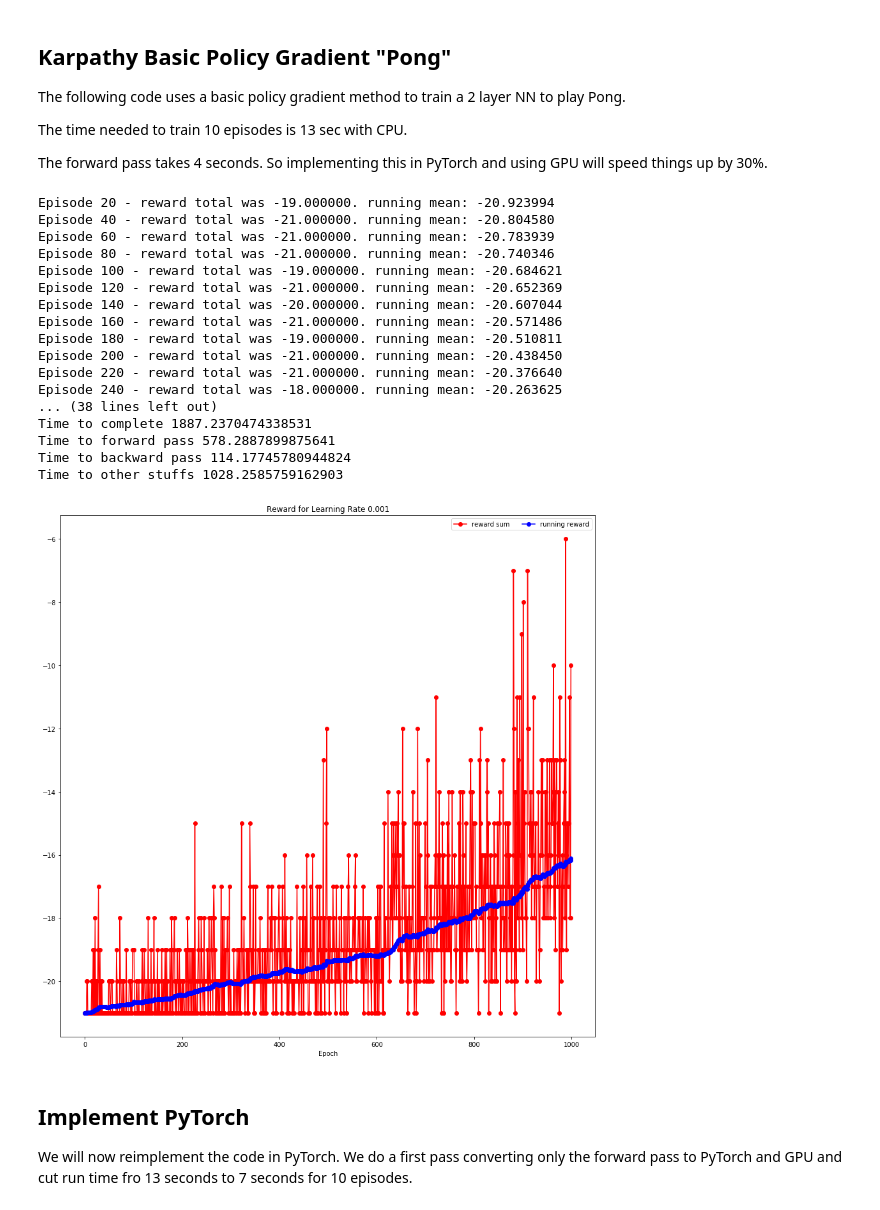
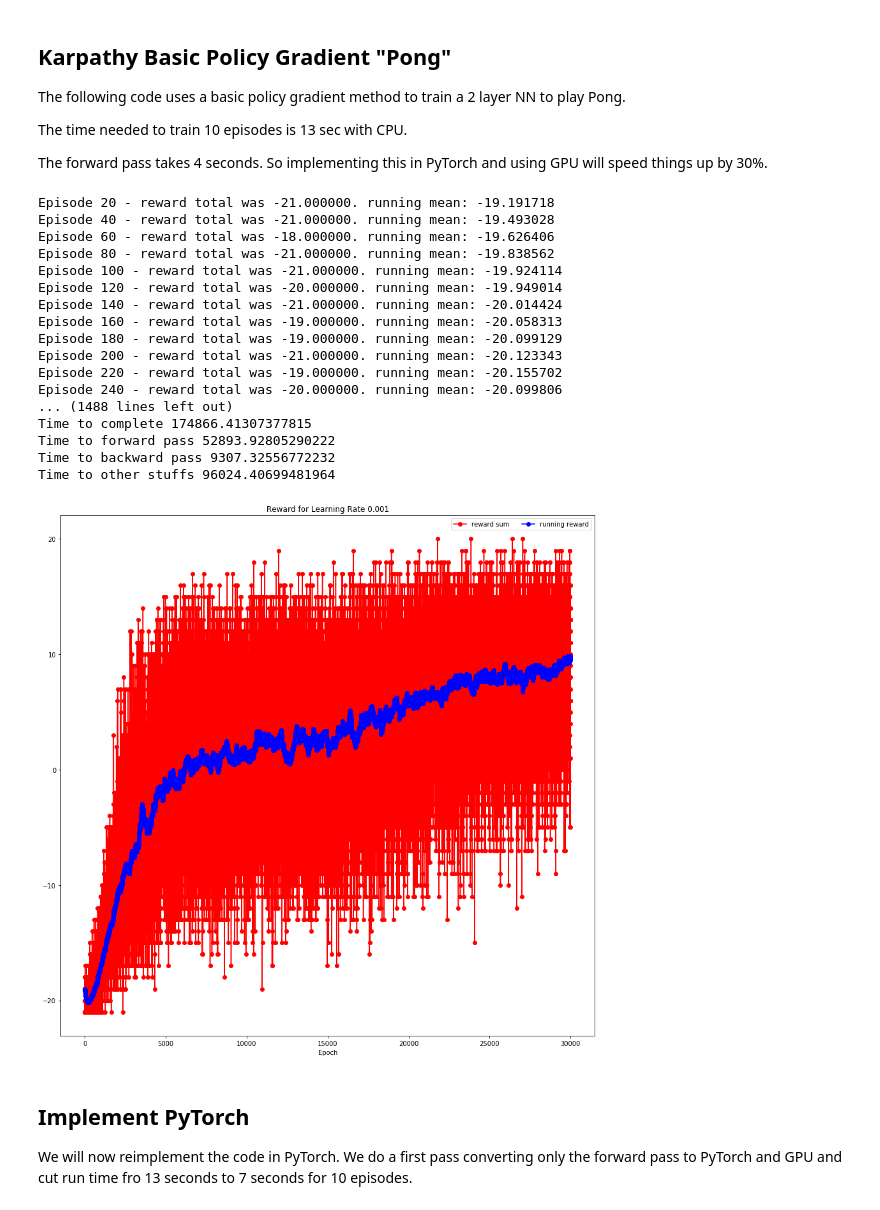
Before and after one commit to LUKELIEM/deep_rl, a Jupyter notebook: gym/policy_gradient.ipynb, the cells around one changed output. Saved outputs shown, nothing was run; the diff lists cells and outputs as text; code cells hidden in the pictures.

Commit message:
Completed 30000ep of training on Karpathy policy gradient agent. Set up results folders to save - reward history, plots and parameter files.

```diff
--- a/gym/policy_gradient.ipynb
+++ b/gym/policy_gradient.ipynb
@@ -115,10 +113,11 @@ reward_sum = 0
 episode_number = 0
 forward_time=0
 backward_time=0
+other_time = 0
 
 start = time.time()
 
-while episode_number < 1000:
+while episode_number < 30000:
   if render: env.render()
 
   # preprocess the observation, set input to network to be difference image
@@ -204,20 +203,20 @@ print ("Time to forward pass", forward_time)
 print ("Time to backward pass", backward_time)
 print ("Time to other stuffs", other_time)
 # %% [output]
-Episode 20 - reward total was -19.000000. running mean: -20.923994
-Episode 40 - reward total was -21.000000. running mean: -20.804580
-Episode 60 - reward total was -21.000000. running mean: -20.783939
-Episode 80 - reward total was -21.000000. running mean: -20.740346
-Episode 100 - reward total was -19.000000. running mean: -20.684621
-Episode 120 - reward total was -21.000000. running mean: -20.652369
-Episode 140 - reward total was -20.000000. running mean: -20.607044
-Episode 160 - reward total was -21.000000. running mean: -20.571486
-Episode 180 - reward total was -19.000000. running mean: -20.510811
-Episode 200 - reward total was -21.000000. running mean: -20.438450
-Episode 220 - reward total was -21.000000. running mean: -20.376640
-Episode 240 - reward total was -18.000000. running mean: -20.263625
-... (38 lines left out)
-Time to complete 1887.2370474338531
-Time to forward pass 578.2887899875641
-Time to backward pass 114.17745780944824
-Time to other stuffs 1028.2585759162903
+Episode 20 - reward total was -21.000000. running mean: -19.191718
+Episode 40 - reward total was -21.000000. running mean: -19.493028
+Episode 60 - reward total was -18.000000. running mean: -19.626406
+Episode 80 - reward total was -21.000000. running mean: -19.838562
+Episode 100 - reward total was -21.000000. running mean: -19.924114
+Episode 120 - reward total was -20.000000. running mean: -19.949014
+Episode 140 - reward total was -21.000000. running mean: -20.014424
+Episode 160 - reward total was -19.000000. running mean: -20.058313
+Episode 180 - reward total was -19.000000. running mean: -20.099129
+Episode 200 - reward total was -21.000000. running mean: -20.123343
+Episode 220 - reward total was -19.000000. running mean: -20.155702
+Episode 240 - reward total was -20.000000. running mean: -20.099806
+... (1488 lines left out)
+Time to complete 174866.41307377815
+Time to forward pass 52893.92805290222
+Time to backward pass 9307.32556772232
+Time to other stuffs 96024.40699481964
@@ -224,20 +225,18 @@ Time to other stuffs 1028.2585759162903
 # %%
 history = np.array(epoch_reward_history)
 
 # Plot out the accuracies
 plt.title('Reward for Learning Rate '+str(learning_rate))
 plt.xlabel('Epoch')
 plt.plot(history[:,0], '-ro', label="reward sum")
 plt.plot(history[:,1], '-bo', label="running reward")
 plt.legend(loc='best', ncol=4)
 
 
 plt.gcf().set_size_inches(15, 15)
 plt.show()
-
-pickle.dump(model, open('reward_lr_1e-3_numpy.p', 'wb'))
 # %% [output]
-[figure, old version]
+[figure, new version]
 # %% [markdown]
 ## Implement PyTorch
 
```
Also changed, not shown: parts of 4 cells of this notebook, 9 other files.
